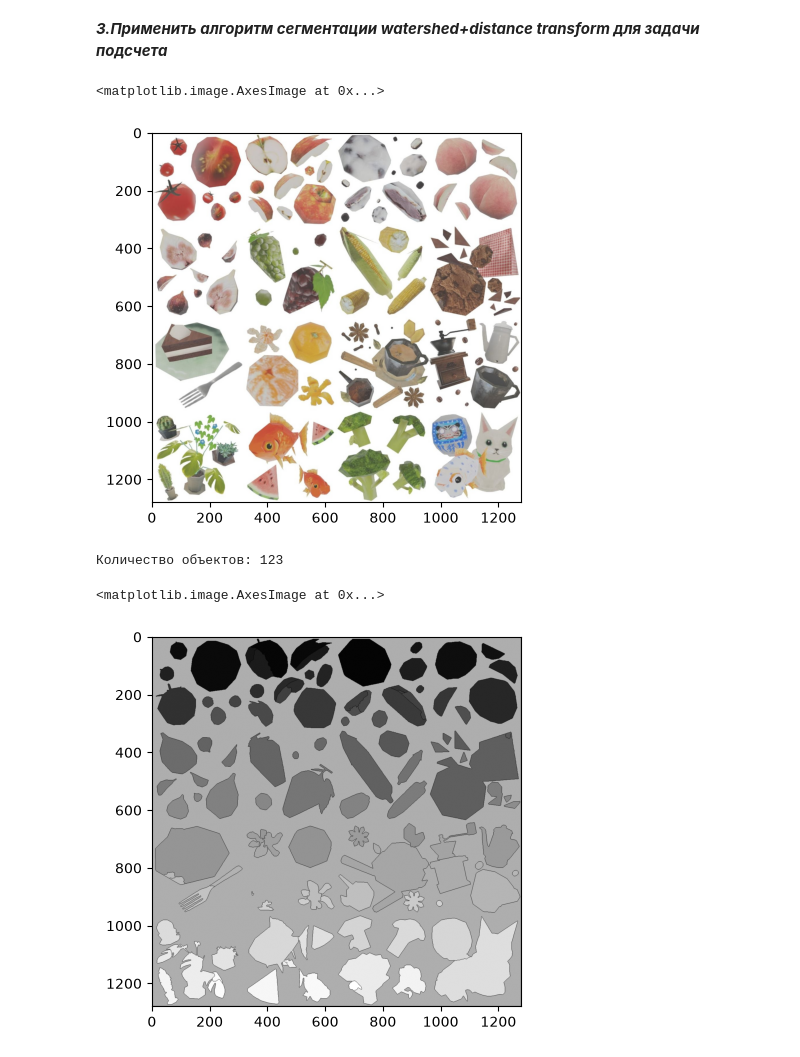
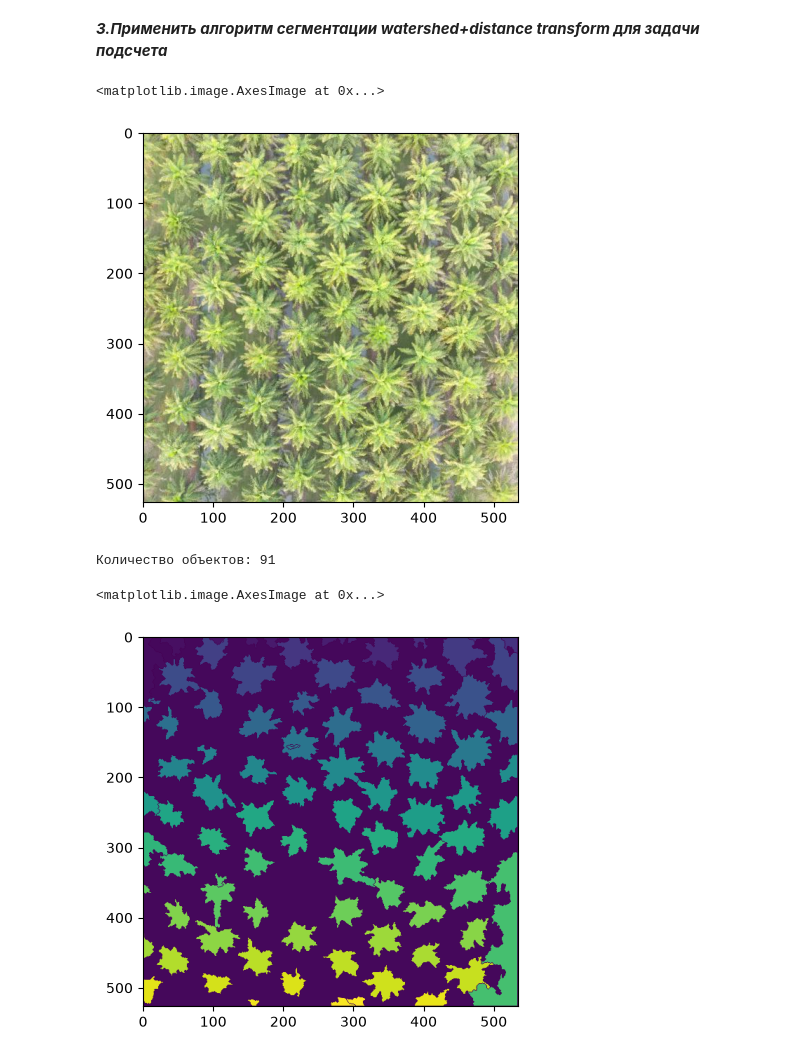
Before and after one commit to IamYarr/CompVisHW, a Jupyter notebook: Task4.ipynb, the cells around one changed output. Saved outputs shown, nothing was run; the diff lists cells and outputs as text; code cells hidden in the pictures.

Commit message:
Added palm recognition

```diff
--- a/Task4.ipynb
+++ b/Task4.ipynb
@@ -9,7 +9,7 @@ image_gray = cv2.cvtColor(image, cv2.COLOR_BGR2GRAY)
 #Уменьшил в два раза чтобы ускорить вычисления
 image_gray = cv2.resize(image_gray, (0,0), fx=0.5, fy=0.5)
 
-image = cv2.imread('altpalm.jpg')
+image = cv2.imread('palm_1.jpg')
 image_pl = cv2.cvtColor(image, cv2.COLOR_BGR2RGB)
 image_gray_pl = cv2.cvtColor(image, cv2.COLOR_BGR2GRAY)
 
@@ -153,23 +153,32 @@ plt.show()
 plt.imshow(image_pl)
 # %% [output]
 <matplotlib.image.AxesImage at 0x...>
-[figure, old version]
+[figure, new version]
 # %%
-ret, thresh = cv2.threshold(image_gray_pl, 0, 255, cv2.THRESH_BINARY_INV+cv2.THRESH_OTSU)
+blurred = cv2.GaussianBlur(image_gray_pl, (15, 15), 0)
+ret, thresh = cv2.threshold(blurred, 0, 255, cv2.THRESH_BINARY+cv2.THRESH_OTSU)
 
-dist = cv2.distanceTransform(thresh, cv2.DIST_L2, 5)
 
-ret, sure_fg = cv2.threshold(dist, 0.1 * dist.max(), 255, cv2.THRESH_BINARY)
+sure_bg = cv2.dilate(opening, kernel, iterations=3)
+dist = cv2.distanceTransform(opening, cv2.DIST_L2, 5)
+ret, sure_fg = cv2.threshold(dist, 0.25 * dist.max(), 255, cv2.THRESH_BINARY)
 sure_fg = sure_fg.astype(np.uint8)
 
+
+unknown = cv2.subtract(sure_bg, sure_fg)
+
+
 ret, markers = cv2.connectedComponents(sure_fg)
-
+markers = markers + 1
+markers[unknown == 255] = 0
 markers = cv2.watershed(image, markers)
 
-palm_count = ret
+object_labels = np.unique(markers[markers > 1])
+palm_count = len(object_labels)
+
 print("Количество объектов:", palm_count)
-plt.imshow(markers, cmap="gray")
+plt.imshow(markers)
 # %% [output]
-Количество объектов: 123
+Количество объектов: 91
 <matplotlib.image.AxesImage at 0x...>
-[figure, old version]
+[figure, new version]
```
